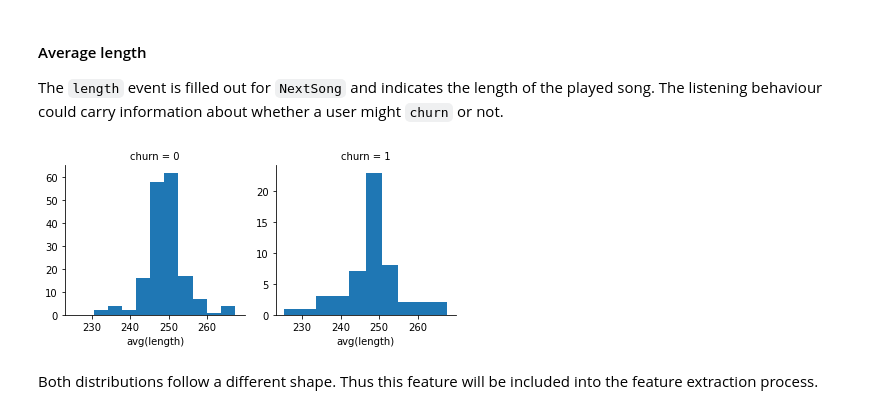
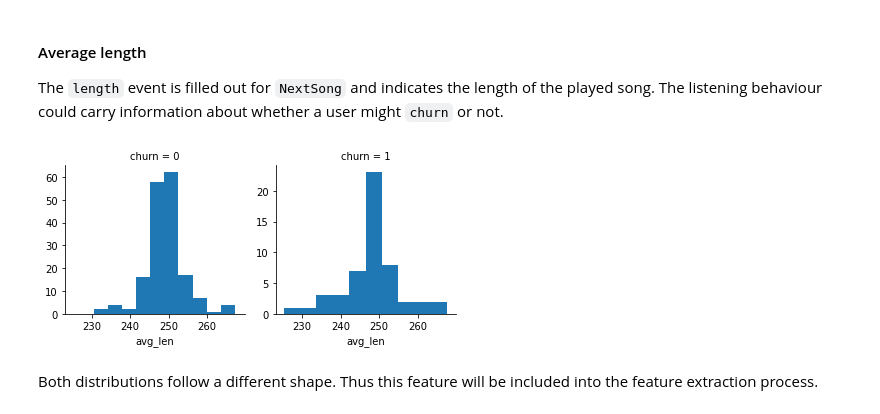
Before and after one commit to philippmarcus/dsnd-sparkify, a Jupyter notebook: Sparkify.ipynb, the cells around one changed output. Saved outputs shown, nothing was run; the diff lists cells and outputs as text; code cells hidden in the pictures.

Commit message:
Started writeup and finalized notebook

```diff
--- a/Sparkify.ipynb
+++ b/Sparkify.ipynb
@@ -291,17 +289,18 @@ Even if it seems that the ratio of men is slightly higher among the users that c
 The `length` event is filled out for `NextSong` and indicates the length of the played song. The listening behaviour could carry information about whether a user might `churn` or not.
 # %%
 # Extract the average length for both groups
-lengths_pd = spark.sql('''
-          SELECT userId, churn, avg(length)
+lengths_df = spark.sql('''
+          SELECT userId, churn, avg(length) as avg_len
           FROM df_table
           GROUP BY userId, churn
-          ''').toPandas()
+          ''')
+lengths_df.write.parquet("data/lengths_df.parquet")
 # %%
 # visualize the distribution of length between two groups of users
-g = sns.FacetGrid(lengths_pd, col="churn", sharey=False)
-g.map(plt.hist, "avg(length)");
+g = sns.FacetGrid(lengths_df.toPandas(), col="churn", sharey=False)
+g.map(plt.hist, "avg_len");
 # %% [output]
-[figure, old version]
+[figure, new version]
 # %% [markdown]
 Both distributions follow a different shape. Thus this feature will be included into the feature extraction process.
 # %% [markdown]
```
Also changed, not shown: parts of 42 cells of this notebook, 15 other files.
